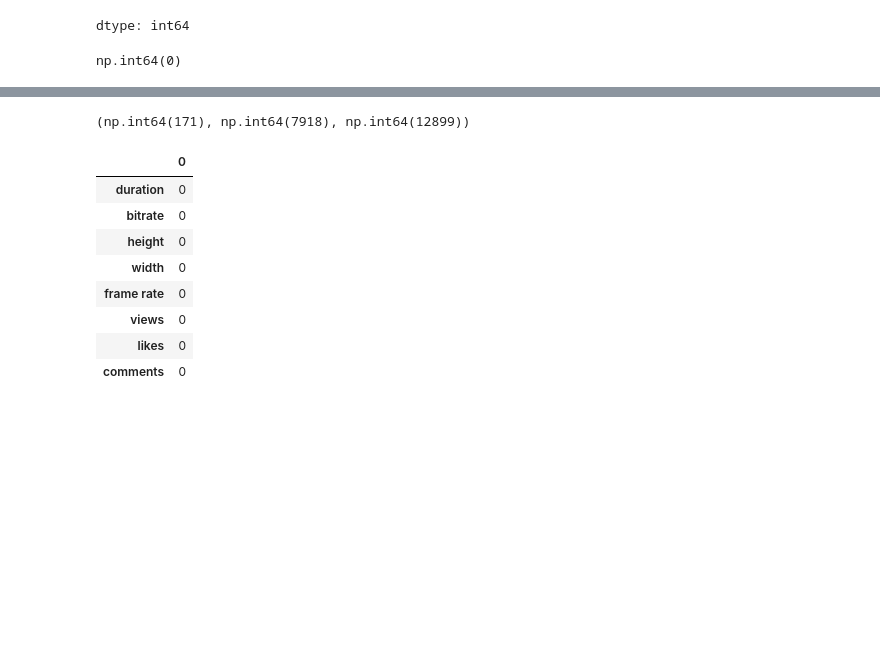
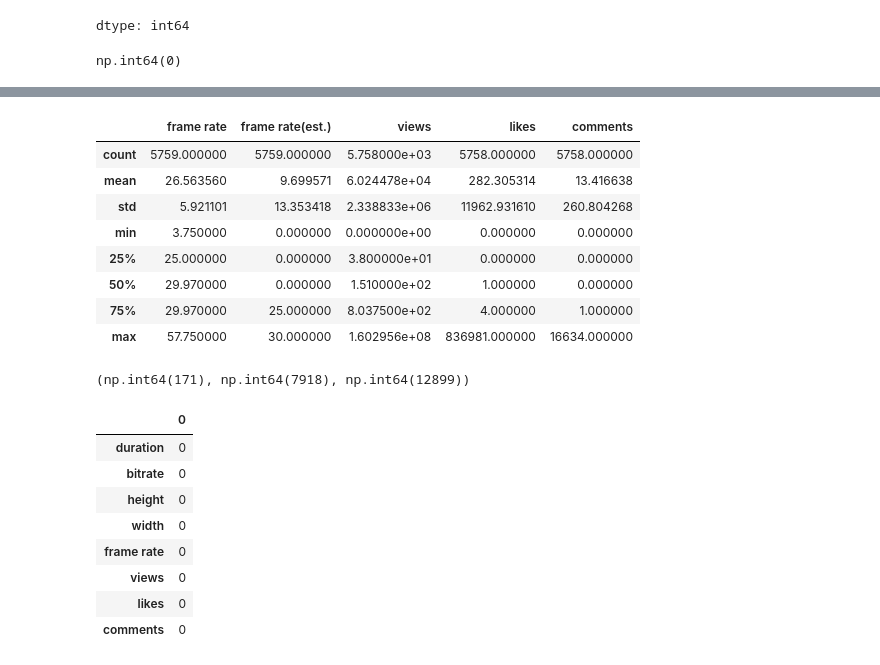
Before and after one commit to ghaida-alsalamah/T2-AI-TASK, a Jupyter notebook: T2-AI-TASK.ipynb, the cells around one changed output, grey strips where cells are left out. Cells and saved outputs as stored; diff of their text form; code cells hidden in the pictures; blank space fills up the shorter version.

```diff
--- a/T2-AI-TASK.ipynb
+++ b/T2-AI-TASK.ipynb
@@ -92,3 +112,15 @@ df.describe()
+# %%
+df.describe(include=['float'])
+# %% [output]
+|  | frame rate | frame rate(est.) | views | likes | comments |
+| count | 5759.000000 | 5759.000000 | 5.758000e+03 | 5758.000000 | 5758.000000 |
+| mean | 26.563560 | 9.699571 | 6.024478e+04 | 282.305314 | 13.416638 |
+| std | 5.921101 | 13.353418 | 2.338833e+06 | 11962.931610 | 260.804268 |
+| min | 3.750000 | 0.000000 | 0.000000e+00 | 0.000000 | 0.000000 |
+| 25% | 25.000000 | 0.000000 | 3.800000e+01 | 0.000000 | 0.000000 |
+| 50% | 29.970000 | 0.000000 | 1.510000e+02 | 1.000000 | 0.000000 |
+| 75% | 29.970000 | 25.000000 | 8.037500e+02 | 4.000000 | 1.000000 |
+| max | 57.750000 | 30.000000 | 1.602956e+08 | 836981.000000 | 16634.000000 |
 # %%
 (df["views"] == 0).sum(), (df["likes"] == 0).sum(), (df["comments"] == 0).sum()
 # %% [output]
```
Also changed, not shown: parts of 9 cells of this notebook.
